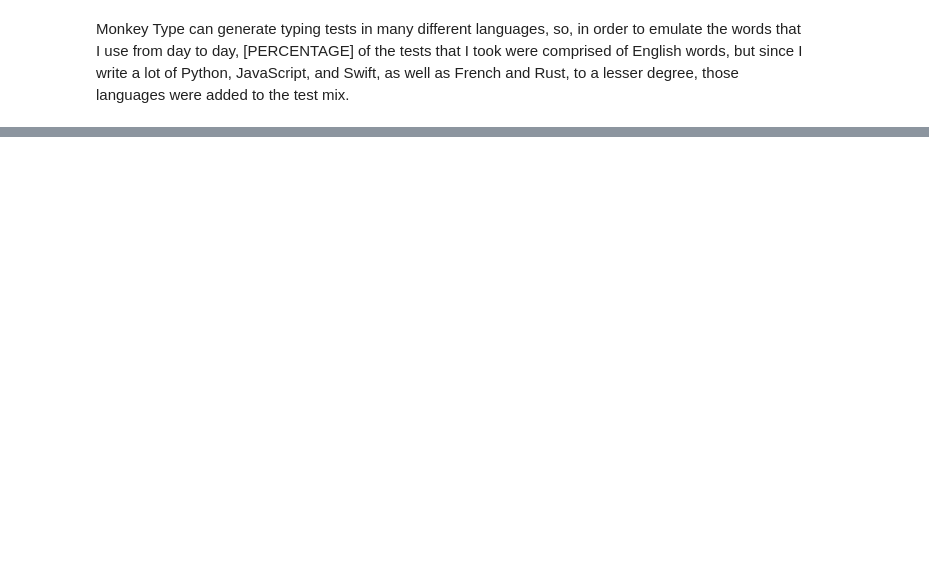
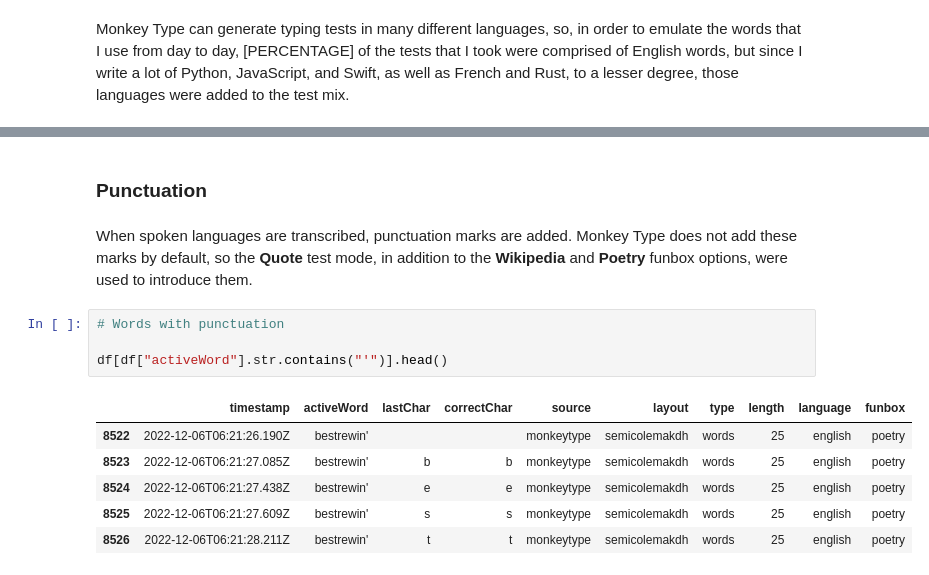
Before and after one commit to rmchorgh/MonkeyTypeMachineLearn, a Jupyter notebook: main.ipynb, the cells around one changed output, grey strips where cells are left out. Cells and saved outputs as stored; diff of their text form; blank space fills up the shorter version.

```diff
--- a/main.ipynb
+++ b/main.ipynb
@@ -88,0 +149,15 @@ df.tail()
+# %% [markdown]
+### Punctuation
+# %% [markdown]
+When spoken languages are transcribed, punctuation marks are added. Monkey Type does not add these marks by default, so the **Quote** test mode, in addition to the **Wikipedia** and **Poetry** funbox options, were used to introduce them.
+# %%
+# Words with punctuation
+
+df[df["activeWord"].str.contains("'")].head()
+# %% [output]
+|  | timestamp | activeWord | lastChar | correctChar | source | layout | type | length | language | funbox |
+| 8522 | 2022-12-06T06:21:26.190Z | bestrewin' |  |  | monkeytype | semicolemakdh | words | 25 | english | poetry |
+| 8523 | 2022-12-06T06:21:27.085Z | bestrewin' | b | b | monkeytype | semicolemakdh | words | 25 | english | poetry |
+| 8524 | 2022-12-06T06:21:27.438Z | bestrewin' | e | e | monkeytype | semicolemakdh | words | 25 | english | poetry |
+| 8525 | 2022-12-06T06:21:27.609Z | bestrewin' | s | s | monkeytype | semicolemakdh | words | 25 | english | poetry |
+| 8526 | 2022-12-06T06:21:28.211Z | bestrewin' | t | t | monkeytype | semicolemakdh | words | 25 | english | poetry |
```
Also changed, not shown: parts of 49 cells of this notebook, 7 other files.
